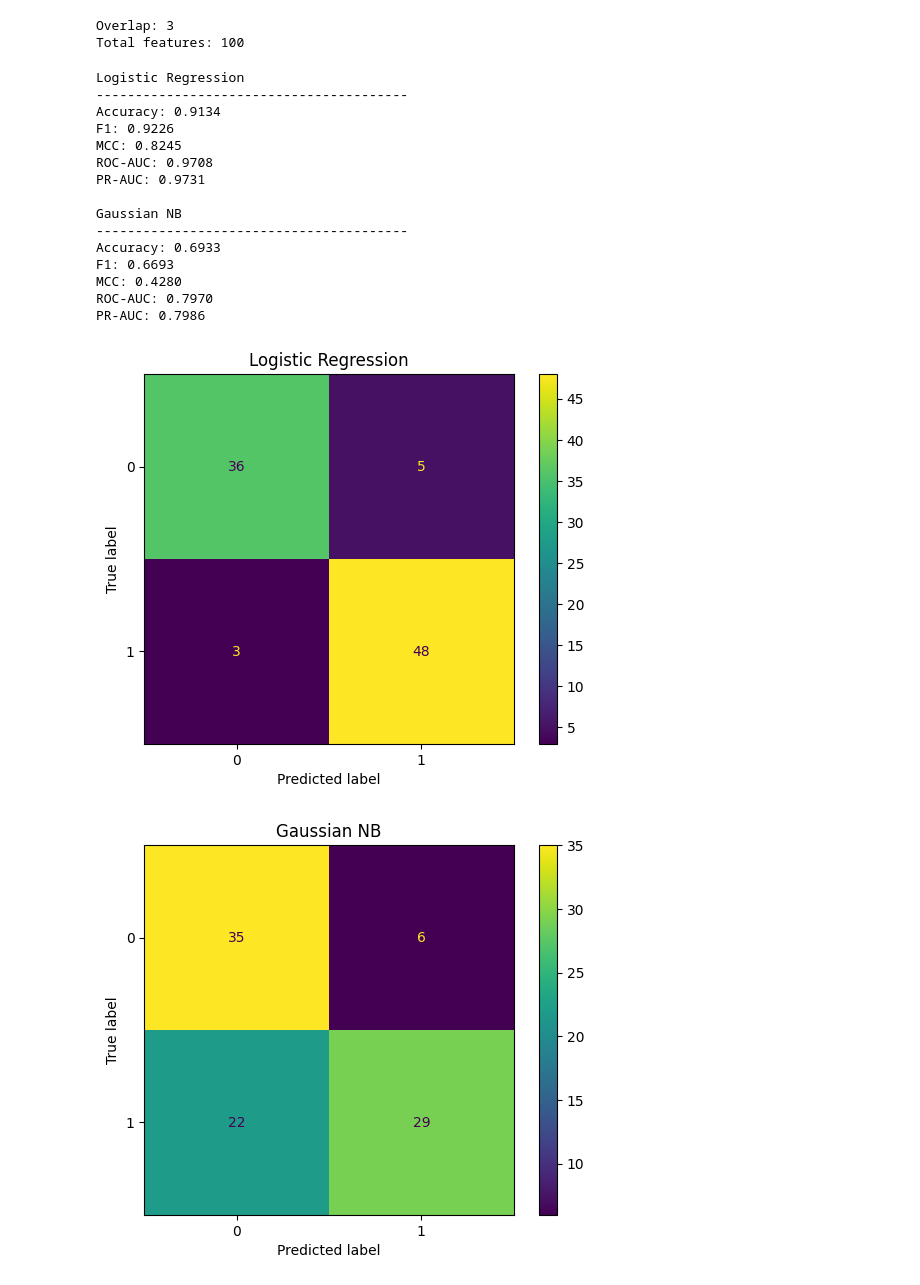
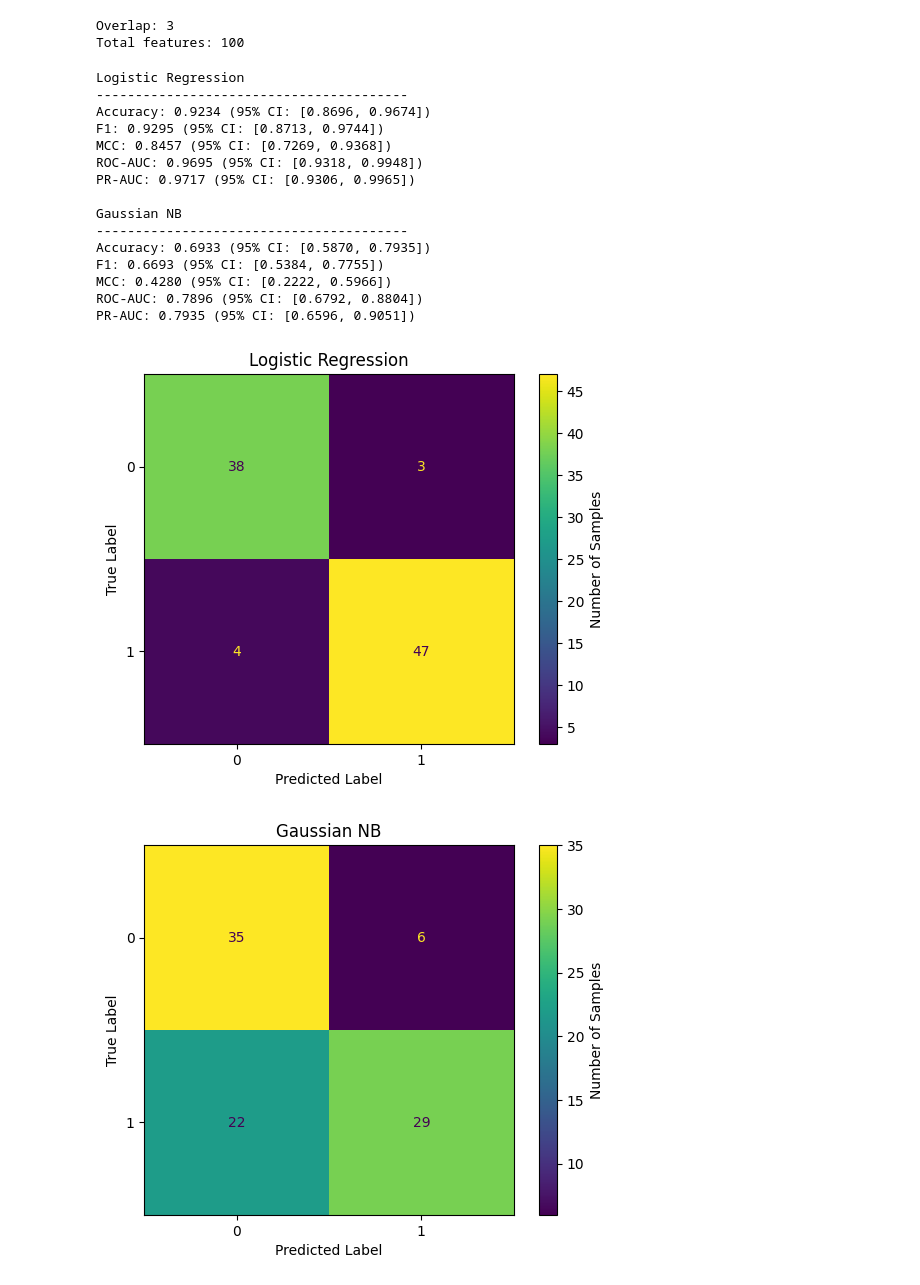
Before and after one commit to Paraskevi00/MLCB2026-ML_In_Comp_Bio_Assignment_1, a Jupyter notebook: notebooks/data_exploration.ipynb, the cells around one changed output. Saved outputs shown, nothing was run; the diff lists cells and outputs as text; code cells hidden in the pictures.

```diff
--- a/notebooks/data_exploration.ipynb
+++ b/notebooks/data_exploration.ipynb
@@ -1236,7 +1296,7 @@ X_train, X_val, y_train, y_val = train_test_split(
 
 from sklearn.impute import SimpleImputer
 # Initialize imputer to replace missing values with column mean
-imputer = SimpleImputer(strategy="mean")
+imputer = SimpleImputer(strategy="median")
 # Fit imputer on training data and transform it (convert to dataframe to keep column names)
 X_train_imp = pd.DataFrame(
     imputer.fit_transform(X_train),
@@ -1294,35 +1354,51 @@ print_classification_results("Gaussian NB", gnb_results)
 # %% [output]
 Logistic Regression
 ----------------------------------------
-Accuracy: 0.9134
-F1: 0.9226
-MCC: 0.8245
-ROC-AUC: 0.9708
-PR-AUC: 0.9731
+Accuracy: 0.9234 (95% CI: [0.8696, 0.9674])
+F1: 0.9295 (95% CI: [0.8713, 0.9744])
+MCC: 0.8457 (95% CI: [0.7269, 0.9368])
+ROC-AUC: 0.9695 (95% CI: [0.9318, 0.9948])
+PR-AUC: 0.9717 (95% CI: [0.9306, 0.9965])
 
 Gaussian NB
 ----------------------------------------
-Accuracy: 0.6933
-F1: 0.6693
-MCC: 0.4280
-ROC-AUC: 0.7970
-PR-AUC: 0.7986
+Accuracy: 0.6933 (95% CI: [0.5870, 0.7935])
+F1: 0.6693 (95% CI: [0.5384, 0.7755])
+MCC: 0.4280 (95% CI: [0.2222, 0.5966])
+ROC-AUC: 0.7896 (95% CI: [0.6792, 0.8804])
+PR-AUC: 0.7935 (95% CI: [0.6596, 0.9051])
 # %%
 from sklearn.metrics import ConfusionMatrixDisplay
-#Plot confusion matrices for both models
+import matplotlib.pyplot as plt
 
-ConfusionMatrixDisplay.from_predictions(y_val, logreg_pred)
+# Logistic Regression
+disp = ConfusionMatrixDisplay.from_predictions(y_val, logreg_pred)
+
 plt.title("Logistic Regression")
+plt.xlabel("Predicted Label")
+plt.ylabel("True Label")
+
+# Fix colorbar label (units = counts)
+disp.im_.colorbar.set_label("Number of Samples")
+
 plt.savefig("../figures/ConfusionMatrix_Logistic_Regression.png")
 plt.show()
 
-ConfusionMatrixDisplay.from_predictions(y_val, gnb_pred)
+
+# Gaussian NB
+disp = ConfusionMatrixDisplay.from_predictions(y_val, gnb_pred)
+
 plt.title("Gaussian NB")
+plt.xlabel("Predicted Label")
+plt.ylabel("True Label")
+
+disp.im_.colorbar.set_label("Number of Samples")
+
 plt.savefig("../figures/ConfusionMatrix_Gaussian_NB.png")
 plt.show()
 # %% [output]
-[figure, old version]
+[figure, new version]
-[figure, old version]
+[figure, new version]
 # %%
 from sklearn.metrics import roc_curve
 
```
Also changed, not shown: parts of 42 cells of this notebook, 24 other files.
